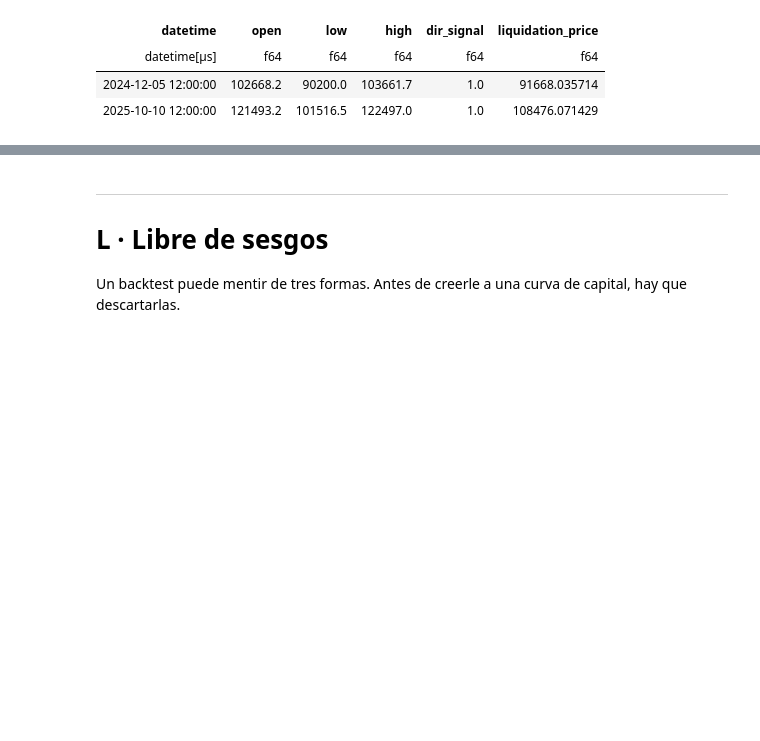
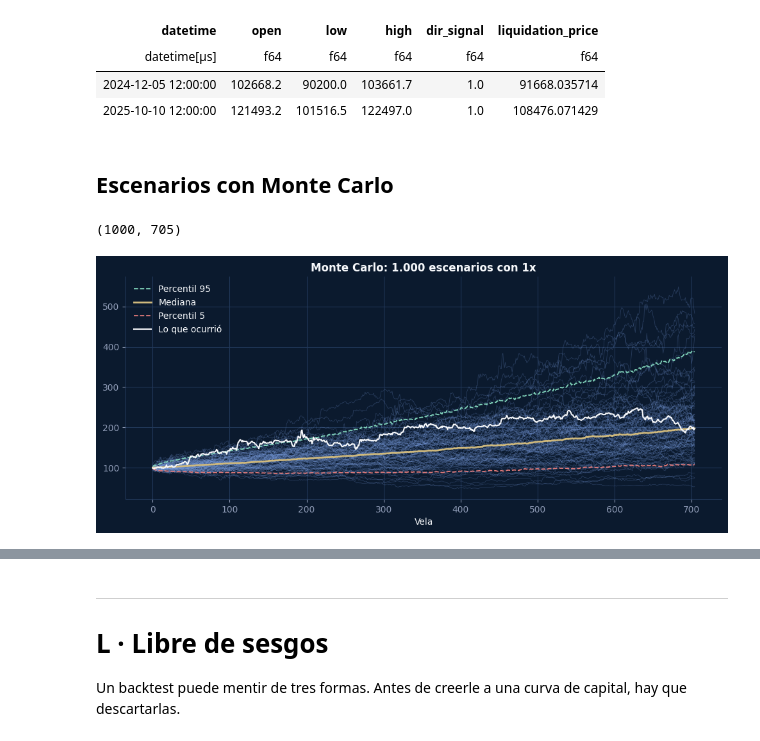
Before and after one commit to JuliRey2000/metodo_CASTLE_castlequant.com, a Jupyter notebook: castle2_simulacion_tamano_sesgos.ipynb, the cells around one changed output, grey strips where cells are left out. Drawn from its saved outputs; the diff is of its cells as text; code cells hidden in the pictures; blank space fills up the shorter version.

```diff
--- a/castle2_simulacion_tamano_sesgos.ipynb
+++ b/castle2_simulacion_tamano_sesgos.ipynb
@@ -813,3 +813,18 @@ shape: (2, 6)
 | datetime[μs] | f64 | f64 | f64 | f64 | f64 |
 | 2024-12-05 12:00:00 | 102668.2 | 90200.0 | 103661.7 | 1.0 | 91668.035714 |
 | 2025-10-10 12:00:00 | 121493.2 | 101516.5 | 122497.0 | 1.0 | 108476.071429 |
+# %% [markdown]
+## Escenarios con Monte Carlo
+# %%
+# el backtest muestra un solo camino. ¿Qué tan distinto pudo salir el año con esta misma ventaja?
+# armamos 1.000 años sintéticos con bloques de 14 velas (una semana) de la propia estrategia, tomados al azar con reemplazo
+paths = research.monte_carlo_equity(trades, capital, 1, taker_fee, no_paths=1000, block_size=14)
+paths.shape
+# %% [output]
+(1000, 705)
+# %%
+# 100 de los 1.000 escenarios con 1x, la mediana y los percentiles 5 y 95. La línea clara es el año que ocurrió
+real_curve = research.add_compounding_trades(trades, capital, 1, maker_fee, taker_fee)['equity_curve_taker']
+research.plot_monte_carlo(paths, real_curve, 'Monte Carlo: 1.000 escenarios con 1x')
+# %% [output]
+[figure, added]
```
Also changed, not shown: parts of 6 cells of this notebook, 2 other files.
